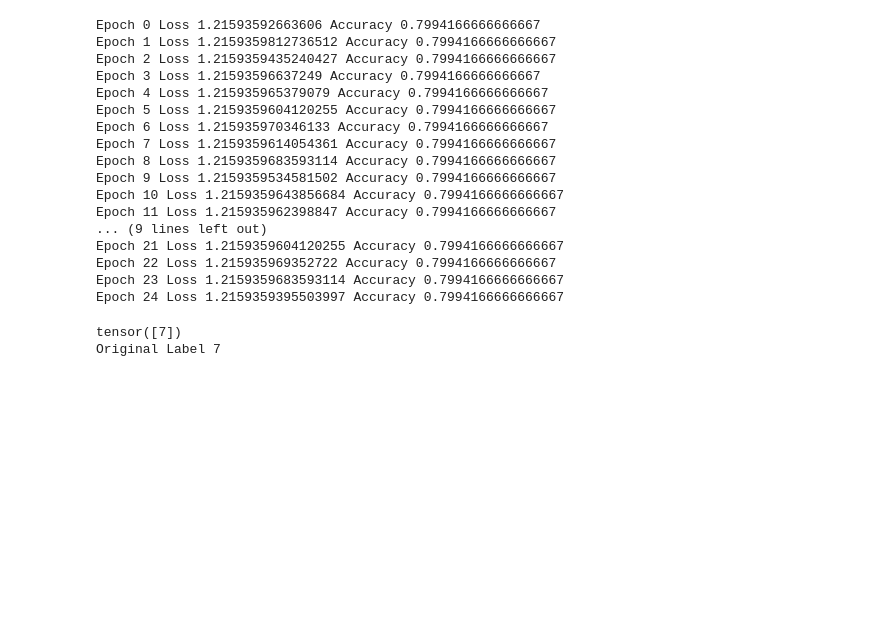
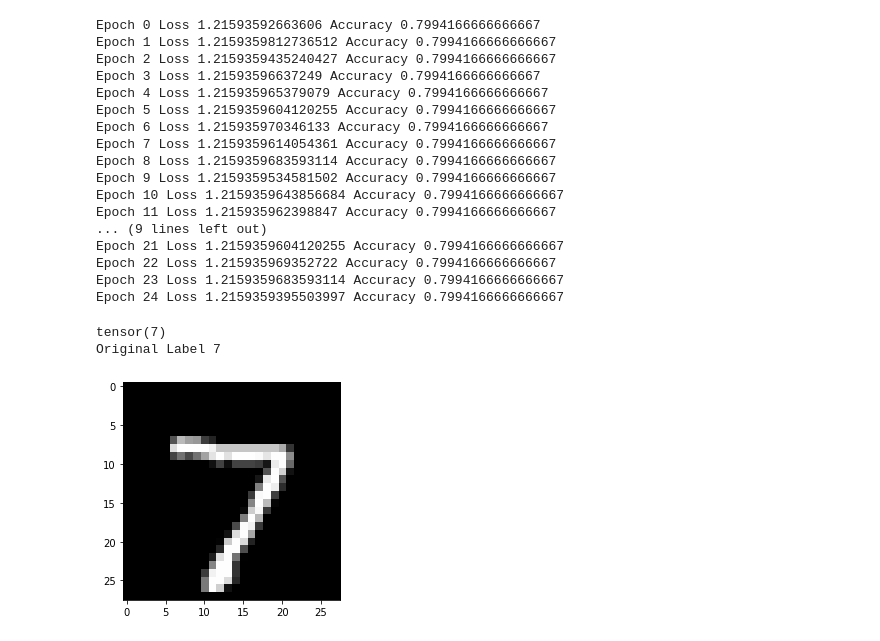
Before and after one commit to raiadi96/Pytorch, a Jupyter notebook: LogisticRegressionPytorch.ipynb, the cells around one changed output. Cells and saved outputs as stored; diff of their text form; code cells hidden in the pictures; blank space fills up the shorter version.

```diff
--- a/LogisticRegressionPytorch.ipynb
+++ b/LogisticRegressionPytorch.ipynb
@@ -195,12 +195,14 @@ test_dataset = MNIST(root='data/',
 # %%
 def predict_img(img):
    xb = img.unsqueeze(0)
    yb = model(xb)
    _, preds  = torch.max(yb, dim=1)
-   print(preds)
+   print(preds[0])
 img,label = test_dataset[0]
+plt.imshow(img[0], cmap='gray')
 predict_img(img)
 print("Original Label {0}".format(label))
 # %% [output]
-tensor([7])
+tensor(7)
 Original Label 7
+[figure, added]
```
